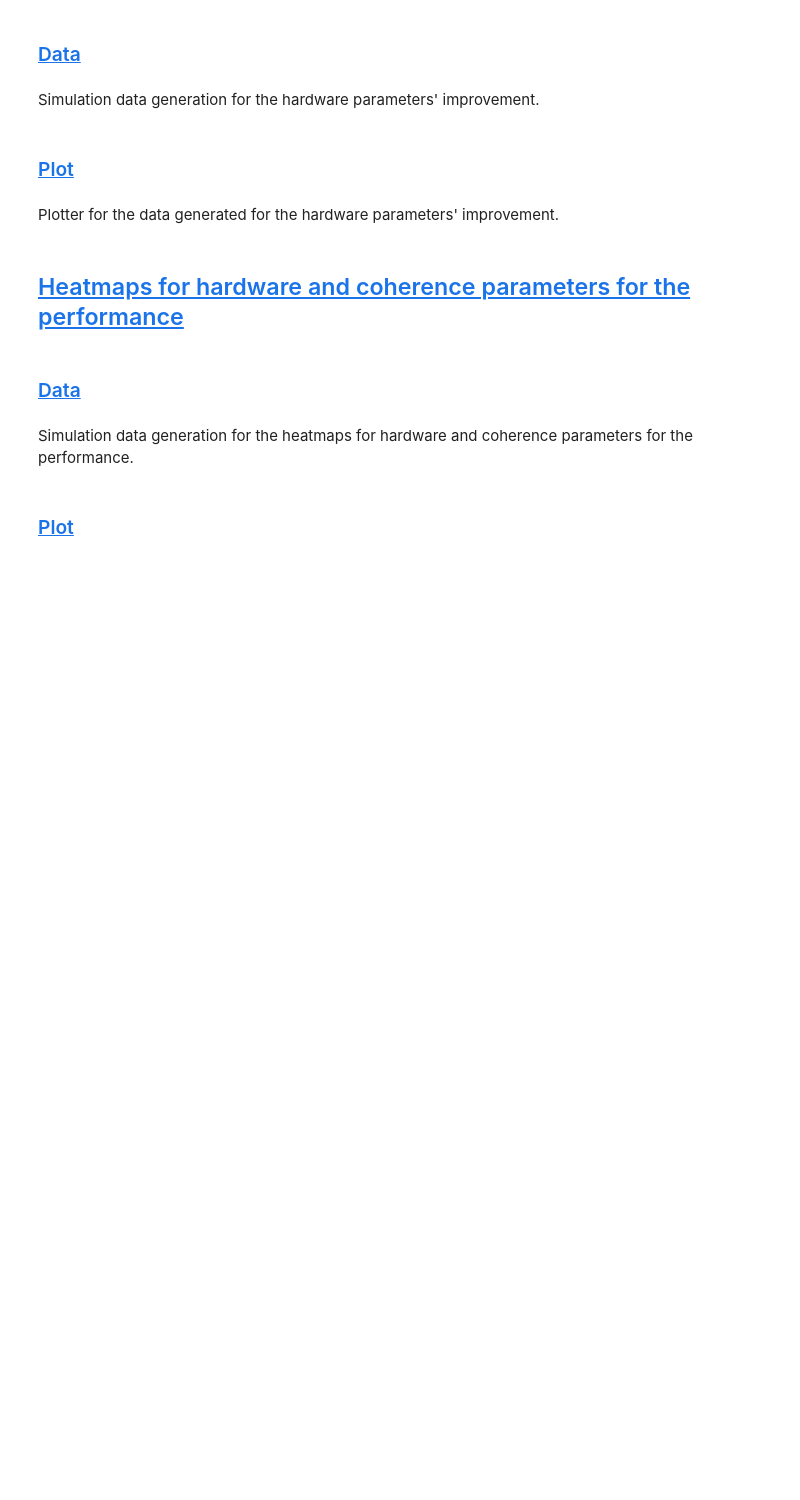
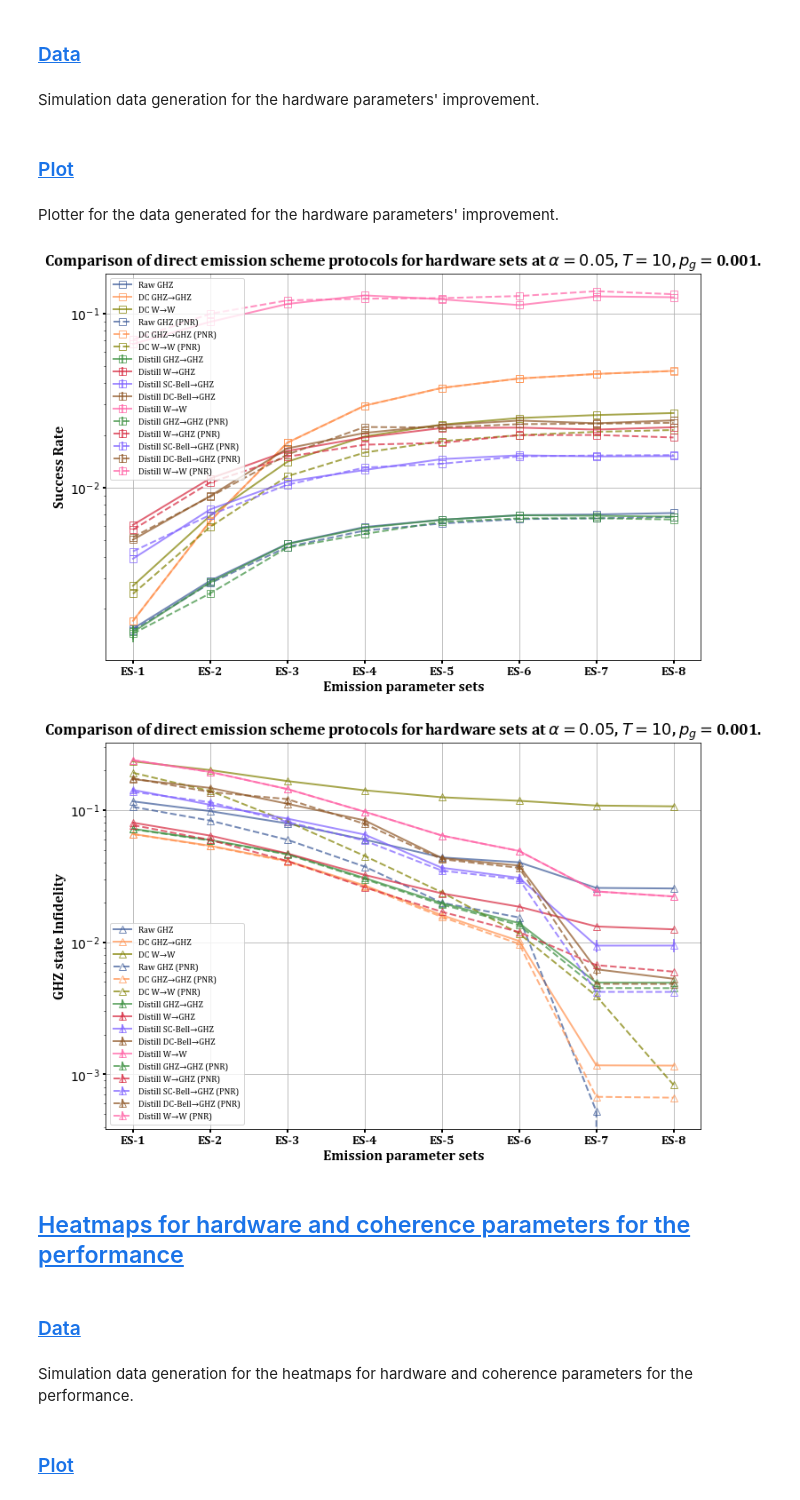
Before and after one commit to siddhantphy/emission_direct_scheme, a Jupyter notebook: results.ipynb, the cells around one changed output. Cells and saved outputs as stored; diff of their text form; code cells hidden in the pictures; blank space fills up the shorter version.

Commit message:
Success rates corrected for DC protocols as well as W state protcols!

```diff
--- a/results.ipynb
+++ b/results.ipynb
@@ -40,15 +40,15 @@
 # Testing low amount of shots for quick calculations
 from circuit_simulation.circuit_simulator import QuantumCircuit
 
-shots = 5
+shots = 1
 
 coh_time = 10
 pg = 0.001
 
-bell_pair_parameters = {"ent_prot":"double_click","F_prep":0.999,"p_DE":0.01,"mu":0.95,"lambda":1,"eta":0.4474,"alpha":0.05} # FP
-# bell_pair_parameters = {"ent_prot":"single_click","F_prep":1,"p_DE":0.00,"mu":1,"lambda":1,"eta":1,"alpha":0.05} # Noiseless
+# bell_pair_parameters = {"ent_prot":"double_click","F_prep":0.999,"p_DE":0.01,"mu":0.95,"lambda":1,"eta":0.4474,"alpha":0.05} # FP
+bell_pair_parameters = {"ent_prot":"single_click","F_prep":1,"p_DE":0.0,"mu":1,"lambda":1,"eta":1,"alpha":0.05} # Noiseless
 
-qc = QuantumCircuit(0, p_g=pg, network_noise_type=107, only_GHZ=True, shots_emission_direct=shots, photon_number_resolution=False,
+qc = QuantumCircuit(0, p_g=pg, network_noise_type=101, only_GHZ=True, shots_emission_direct=shots, photon_number_resolution=True,
                     bell_pair_parameters=bell_pair_parameters, T2n_idle=coh_time, T1n_idle=coh_time,
                     T2n_link=coh_time, T1n_link=coh_time, T2e_idle=coh_time, T1e_idle=coh_time)
 # %% [output]
@@ -1319,7 +1323,7 @@ import re
 import numpy as np
 
 # Load the results from the JSON file
-hardware_parameters_data = rf"output_data\simulation_data\2025_06_29_21_14_14_data_hardware_parameters_improvement_success_rates_shots_1_alpha_0.05_cohtime_10_pg_0.001.json"
+hardware_parameters_data = rf"output_data\simulation_data\snellius_results\1_hardware_parameters\2025_06_30_15_13_27_data_hardware_parameters_improvement_success_rates_shots_2000_alpha_0.05_cohtime_10_pg_0.001.json"
 with open(hardware_parameters_data, "r") as json_file:
     results_dict = json.load(json_file)
 
@@ -1457,33 +1461,36 @@ ax_2.errorbar(pnr_x_positions, pnr_bell_dc_distilled_state_inf, yerr=[np.std(1-n
 ax_2.errorbar(pnr_x_positions, pnr_w_to_GHZ_distilled_state_inf, yerr=[np.std(1-np.array(i["F_link"]))/np.sqrt(shots) for i in pnr_w_to_GHZ_distilled_state_statistics], marker='^', color='#FF61A6', label='Distill W→W (PNR)', linestyle='--', linewidth=2, markersize=8, markerfacecolor='none', alpha=0.7)  # Dark pastel Pink
 ax_2.plot(pnr_x_positions, pnr_w_to_GHZ_dc_state_inf, marker='^', color='#808000', label='DC W→W (PNR)', linestyle='--', linewidth=2, markersize=8, markerfacecolor='none', alpha=0.7)  # Olive
 
 # Enable grid
 ax_2.grid(True)
 
 # Set y-axis to log scale
 # ax_2.set_xscale('log')
 ax_2.set_yscale('log')
 
 # Set bold axis ticks and labels
 ax_2.set_xticks(x_positions)
 ax_2.set_xticklabels([f'ES-{i+1}' for i in x_positions], fontsize=12, fontweight='bold', fontdict={'family': 'Cambria'})
 ax_2.tick_params(axis='both', which='major', labelsize=14, labelcolor='black', width=2)
 ax_2.set_xlabel(r'Emission parameter sets', fontsize=16, fontweight='bold', fontdict={'family': 'Cambria'})
 ax_2.set_ylabel('GHZ state Infidelity', fontsize=16, fontweight='bold', fontdict={'family': 'Cambria'})
 
 # Set title and legend
 ax_2.set_title(
     rf'Comparison of direct emission scheme protocols for hardware sets at $\alpha={alpha_str}$, $T={coh_time_str}$, $p_g=${pg_str}',
     fontsize=18, fontweight='bold', fontdict={'family': 'Cambria'}
 )
 ax_2.legend(fontsize=16, prop={'family': 'Cambria'})  # Increased fontsize
 
 # Show the plot
 plt.show()
 
 # Save the plots as PDFs
 fig.savefig(hardware_parameters_data.replace(".json", "_plot_success_rates.pdf").replace("simulation_data","figures"), dpi=300, bbox_inches='tight')
 fig_2.savefig(hardware_parameters_data.replace(".json", "_plot_infidelity.pdf").replace("simulation_data","figures"), dpi=300, bbox_inches='tight')
+# %% [output]
+[figure, added]
+[figure, added]
 # %% [markdown]
 ## <a id='toc4_5_'></a>[Heatmaps for hardware and coherence parameters for the performance](#toc0_)
 # %% [markdown]
```
Also changed, not shown: parts of 3 cells of this notebook, 10 other files.
